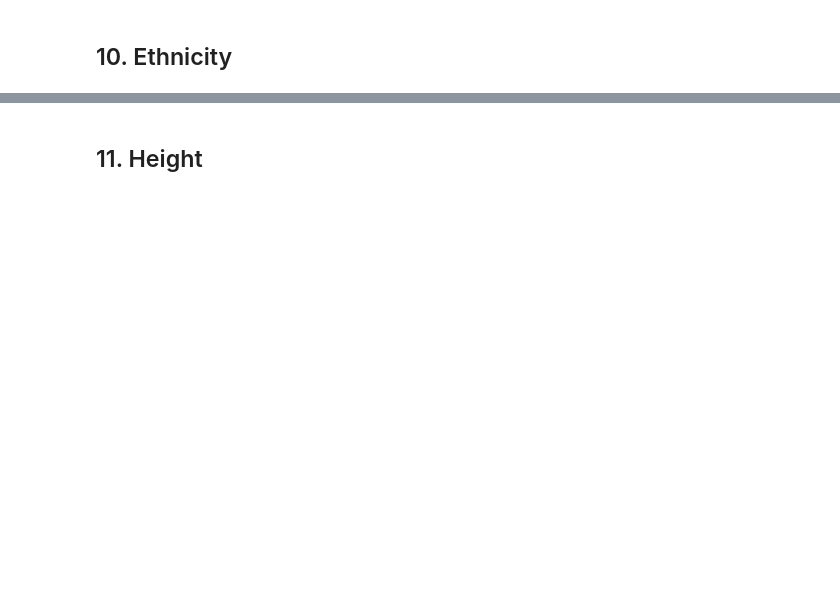
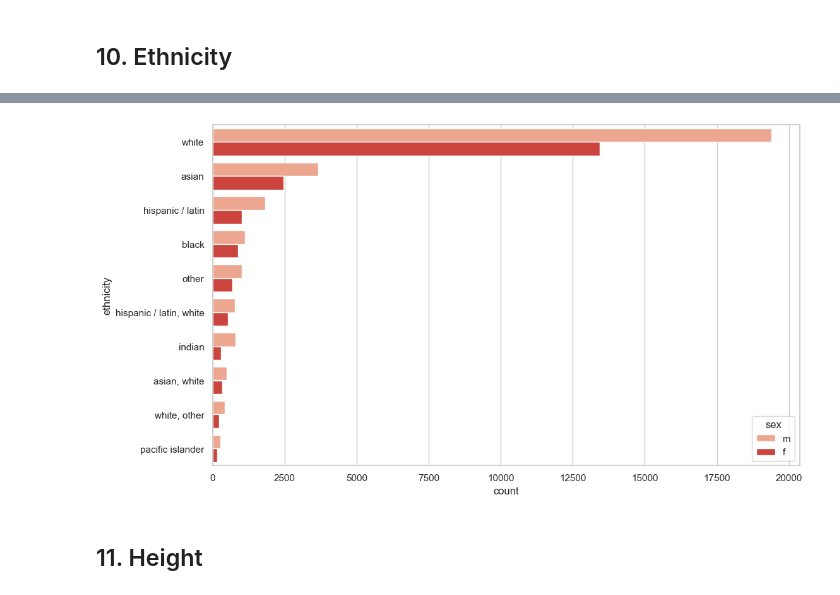
Before and after one commit to HR-Machine-Learning/HR_ML_Project1, a Jupyter notebook: src/Attributes analysis.ipynb, the cells around one changed output, grey strips where cells are left out. Saved outputs shown, nothing was run; the diff lists cells and outputs as text; code cells hidden in the pictures; blank space fills up the shorter version.

```diff
--- a/src/Attributes analysis.ipynb
+++ b/src/Attributes analysis.ipynb
@@ -365,9 +374,18 @@ df
 # %%
-plt.figure(figsize=(12, 7))
-sns.countplot(y='ethnicity', data=data, hue="sex",
-palette='Reds',
-order = data['ethnicity'].value_counts().iloc[:10].index)
+plt.figure(figsize = (12, 7))
+
+sns.countplot(y = 'ethnicity',
+              data = data,
+              hue = "sex",
+              palette = 'Reds',
+              order = data['ethnicity']
+              .value_counts()
+              .iloc[:10]
+              .index)
+
 plt.show()
+# %% [output]
+[figure, added]
 # %% [markdown]
 ## 11. Height
 # %%
```
Also changed, not shown: parts of 26 cells of this notebook.
